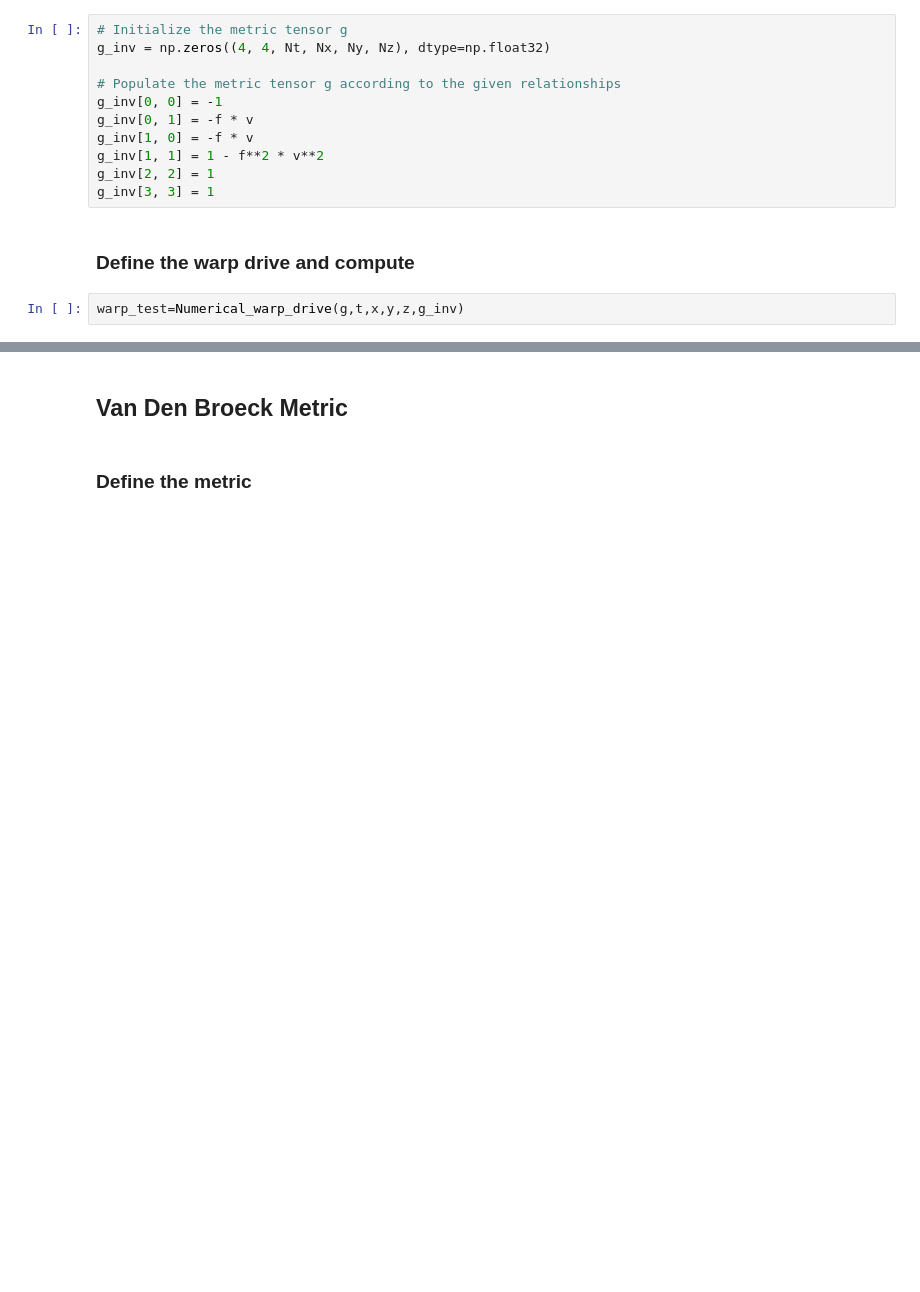
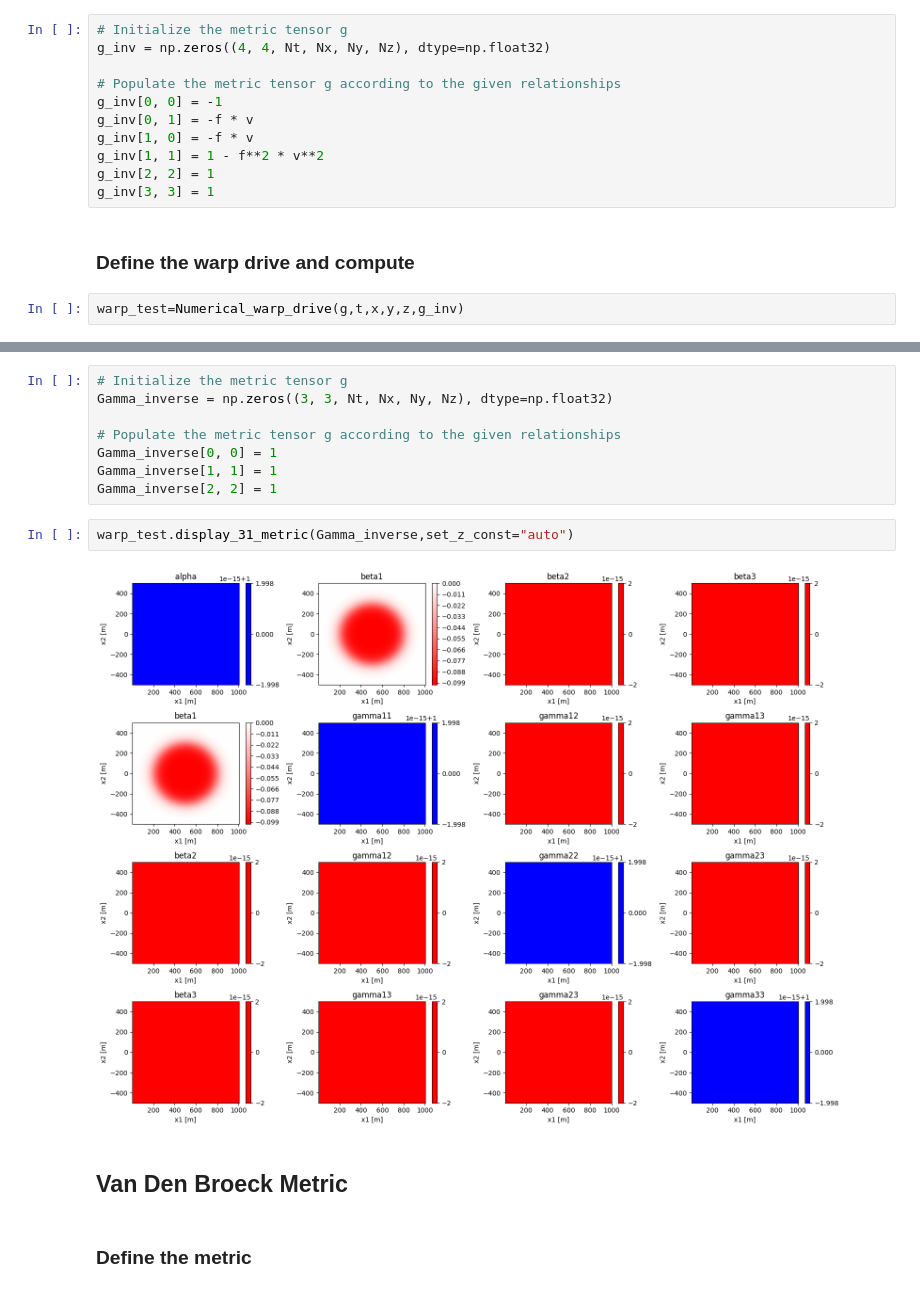
Before and after one commit to nmonnet/Warp-Factory-for-Python, a Jupyter notebook: numerical_warp_drive.ipynb, the cells around one changed output, grey strips where cells are left out. Cells and saved outputs as stored; diff of their text form; blank space fills up the shorter version.

```diff
--- a/numerical_warp_drive.ipynb
+++ b/numerical_warp_drive.ipynb
@@ -350,3 +793,15 @@ updated!
+# %%
+# Initialize the metric tensor g
+Gamma_inverse = np.zeros((3, 3, Nt, Nx, Ny, Nz), dtype=np.float32)
+
+# Populate the metric tensor g according to the given relationships
+Gamma_inverse[0, 0] = 1
+Gamma_inverse[1, 1] = 1
+Gamma_inverse[2, 2] = 1
+# %%
+warp_test.display_31_metric(Gamma_inverse,set_z_const="auto")
+# %% [output]
+[figure, added]
 # %% [markdown]
 ## Van Den Broeck Metric
 # %% [markdown]
```
Also changed, not shown: parts of 28 cells of this notebook.
